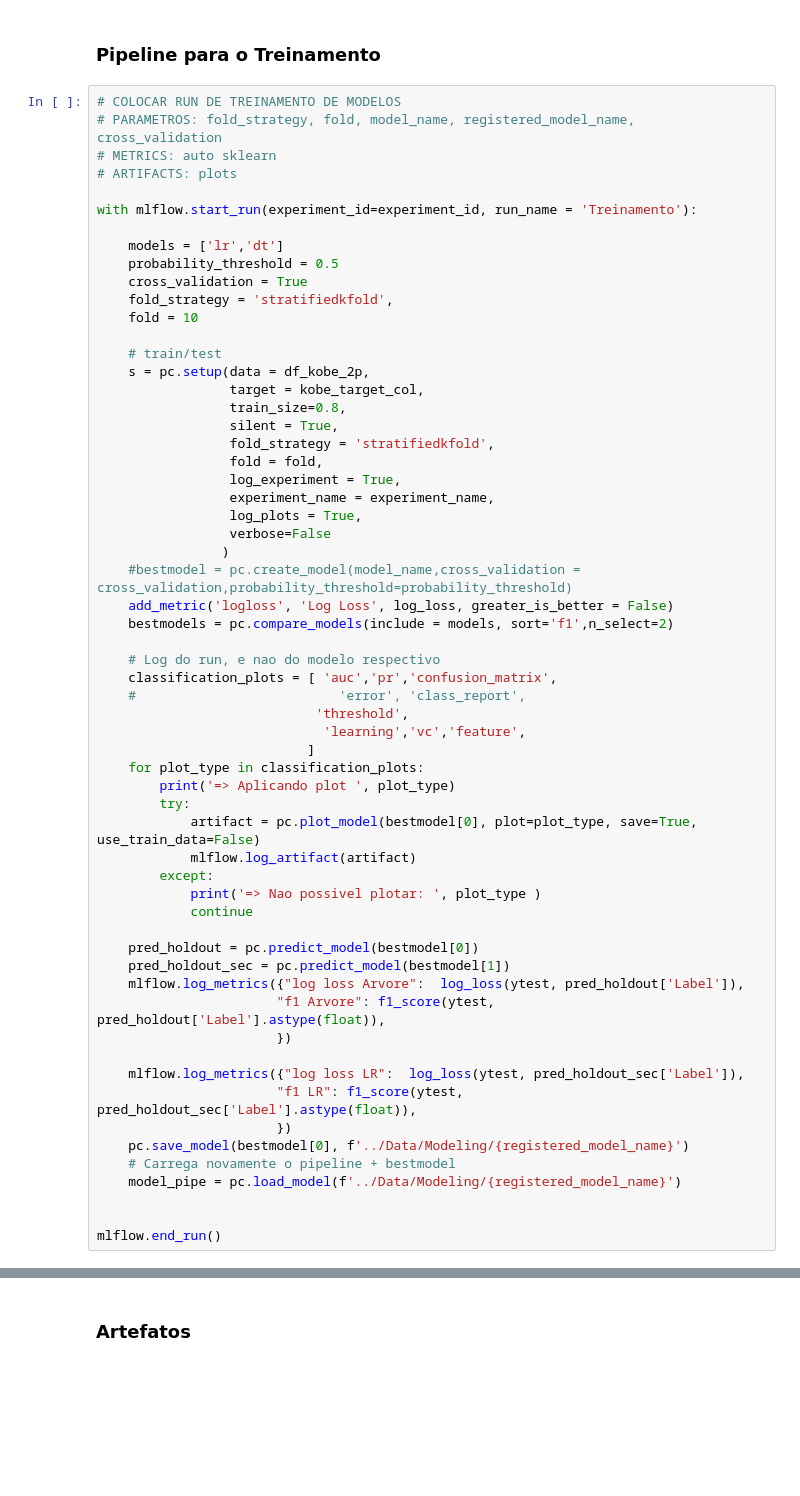
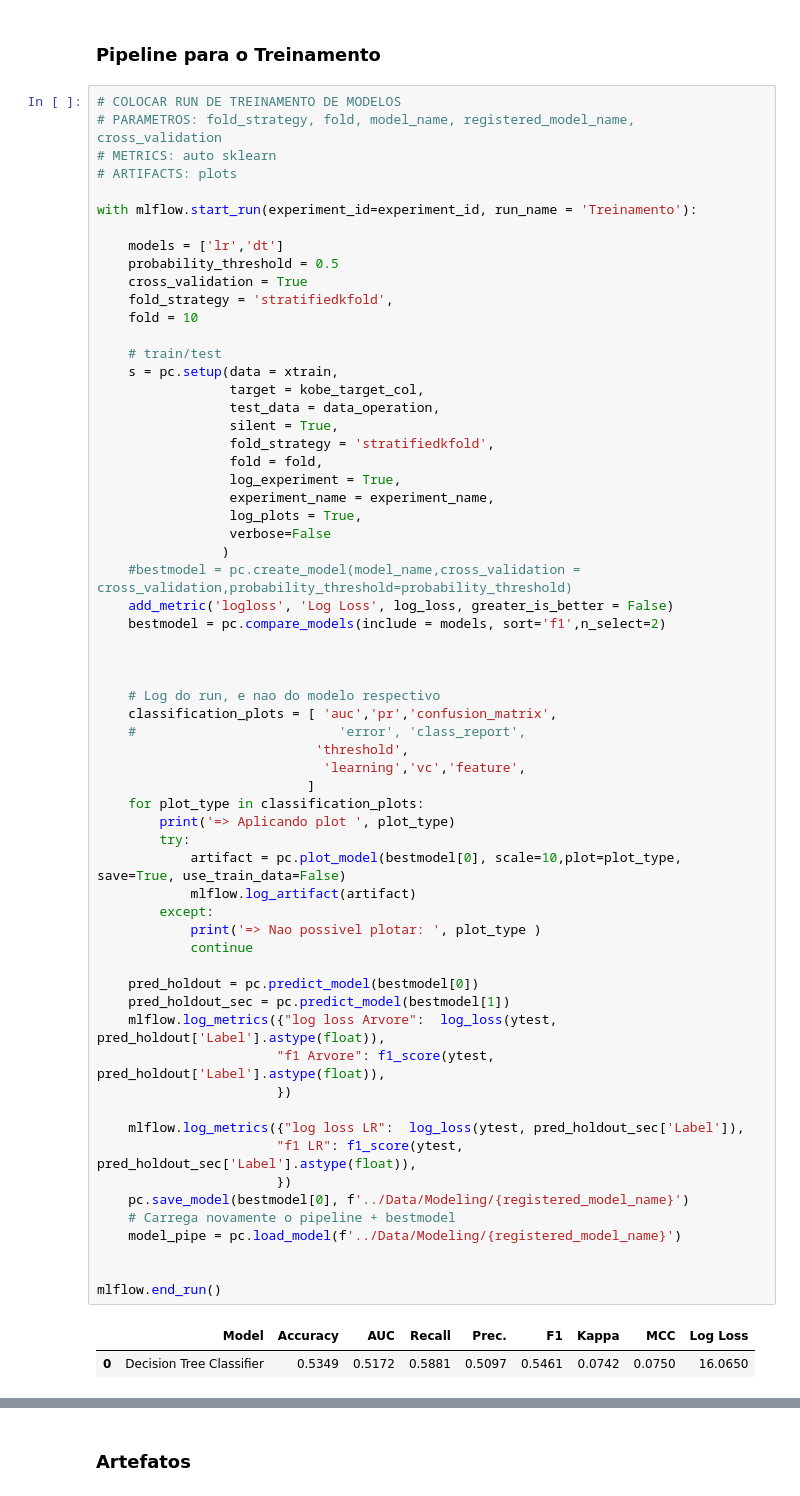
Before and after one commit to BIRDRED/ProjetoKobe, a Jupyter notebook: Code/ProjetoKobe.ipynb, the cells around one changed output, grey strips where cells are left out. Drawn from its saved outputs; the diff is of its cells as text; blank space fills up the shorter version.

```diff
--- a/Code/ProjetoKobe.ipynb
+++ b/Code/ProjetoKobe.ipynb
@@ -160,9 +160,9 @@ with mlflow.start_run(experiment_id=experiment_id, run_name = 'Treinamento'):
     fold = 10
 
     # train/test
-    s = pc.setup(data = df_kobe_2p,
+    s = pc.setup(data = xtrain,
                  target = kobe_target_col,
-                 train_size=0.8,
+                 test_data = data_operation,
                  silent = True,
                  fold_strategy = 'stratifiedkfold',
                  fold = fold,
@@ -173,36 +173,40 @@ with mlflow.start_run(experiment_id=experiment_id, run_name = 'Treinamento'):
                 )
     #bestmodel = pc.create_model(model_name,cross_validation = cross_validation,probability_threshold=probability_threshold)
     add_metric('logloss', 'Log Loss', log_loss, greater_is_better = False)
-    bestmodels = pc.compare_models(include = models, sort='f1',n_select=2)
+    bestmodel = pc.compare_models(include = models, sort='f1',n_select=2)
+
+
 
     # Log do run, e nao do modelo respectivo
     classification_plots = [ 'auc','pr','confusion_matrix',
     #                          'error', 'class_report',
                             'threshold',
                              'learning','vc','feature',
                            ]
     for plot_type in classification_plots:
         print('=> Aplicando plot ', plot_type)
         try:
-            artifact = pc.plot_model(bestmodel[0], plot=plot_type, save=True, use_train_data=False)
+            artifact = pc.plot_model(bestmodel[0], scale=10,plot=plot_type, save=True, use_train_data=False)
             mlflow.log_artifact(artifact)
         except:
             print('=> Nao possivel plotar: ', plot_type )
             continue
 
     pred_holdout = pc.predict_model(bestmodel[0])
     pred_holdout_sec = pc.predict_model(bestmodel[1])
-    mlflow.log_metrics({"log loss Arvore":  log_loss(ytest, pred_holdout['Label']),
+    mlflow.log_metrics({"log loss Arvore":  log_loss(ytest, pred_holdout['Label'].astype(float)),
                        "f1 Arvore": f1_score(ytest, pred_holdout['Label'].astype(float)),
                        })
 
     mlflow.log_metrics({"log loss LR":  log_loss(ytest, pred_holdout_sec['Label']),
                        "f1 LR": f1_score(ytest, pred_holdout_sec['Label'].astype(float)),
                        })
     pc.save_model(bestmodel[0], f'../Data/Modeling/{registered_model_name}')
     # Carrega novamente o pipeline + bestmodel
     model_pipe = pc.load_model(f'../Data/Modeling/{registered_model_name}')
 
 
 mlflow.end_run()
 # %% [output]
+|  | Model | Accuracy | AUC | Recall | Prec. | F1 | Kappa | MCC | Log Loss |
+| 0 | Decision Tree Classifier | 0.5349 | 0.5172 | 0.5881 | 0.5097 | 0.5461 | 0.0742 | 0.0750 | 16.0650 |
```
Also changed, not shown: parts of 28 cells of this notebook.
